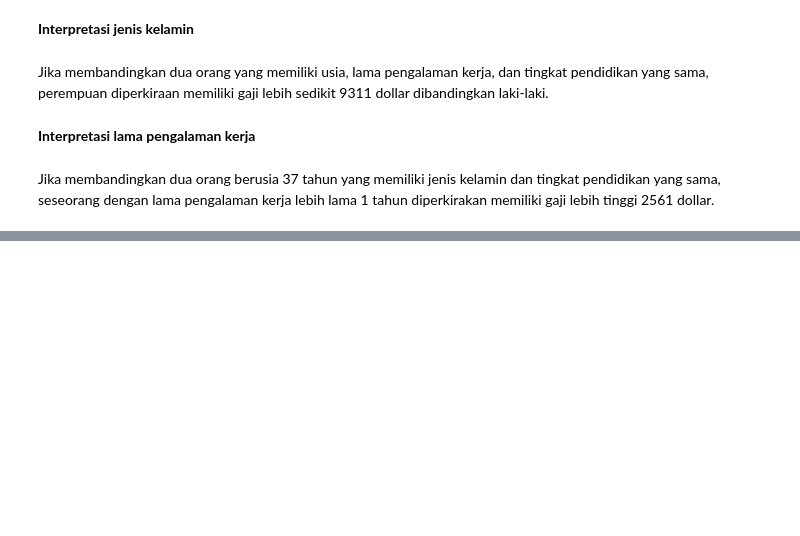
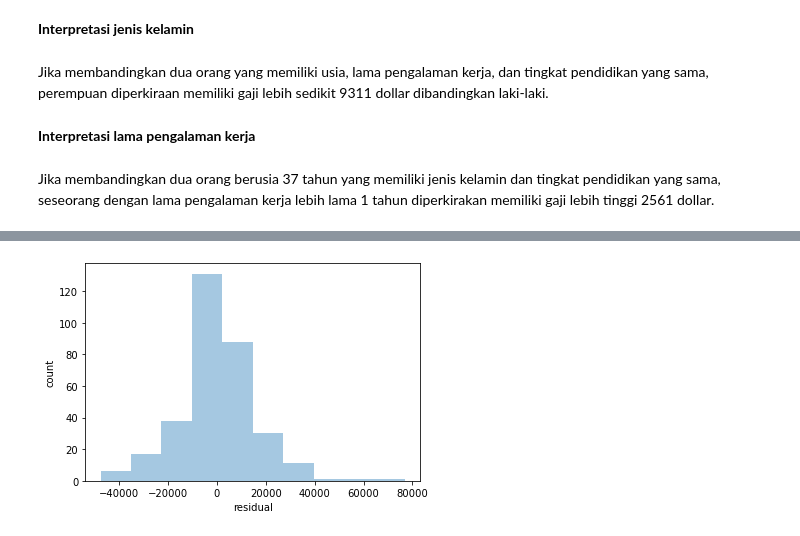
Before and after one commit to kristalinaks/stats_salary_regression, a Jupyter notebook: Statistics for Business.ipynb, the cells around one changed output, grey strips where cells are left out. Drawn from its saved outputs; the diff is of its cells as text; code cells hidden in the pictures; blank space fills up the shorter version.

```diff
--- a/Statistics for Business.ipynb
+++ b/Statistics for Business.ipynb
@@ -781,0 +795,10 @@ Jika membandingkan dua orang berusia 37 tahun yang memiliki jenis kelamin dan ti
+# %%
+# Normality of Error Assumption
+
+plt.hist(results.resid, color='tab:blue', alpha=0.4)
+plt.xlabel("residual")
+plt.ylabel("count")
+
+plt.show()
+# %% [output]
+[figure, added]
```
Also changed, not shown: parts of 1 cell of this notebook, 1 other file.
